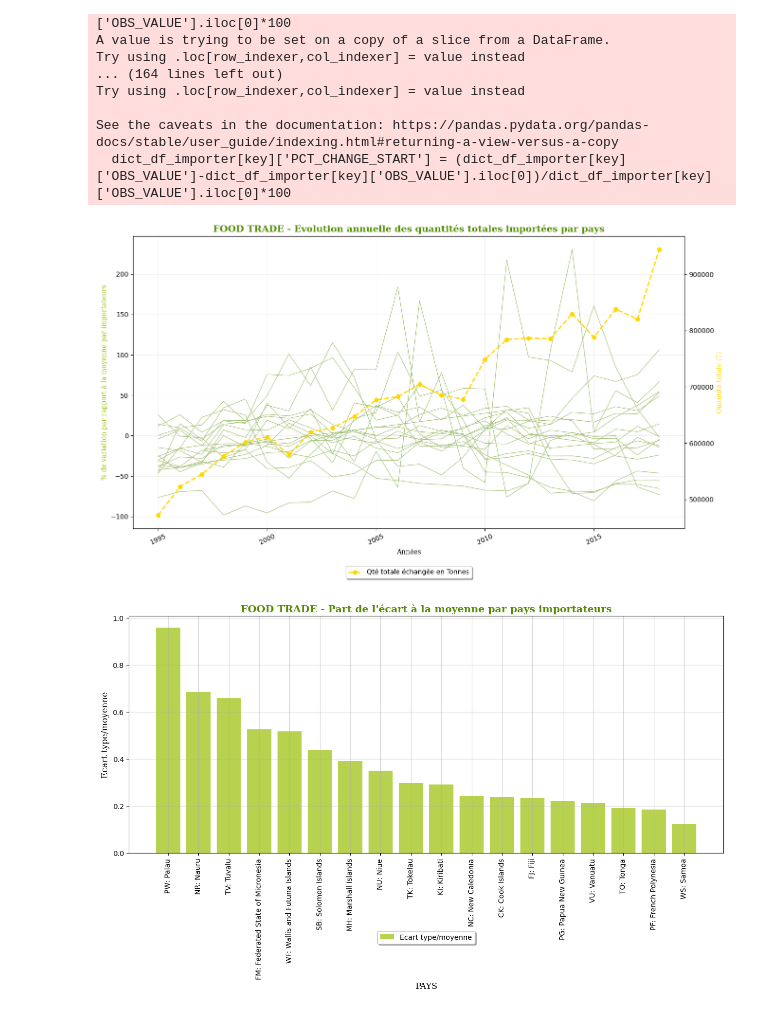
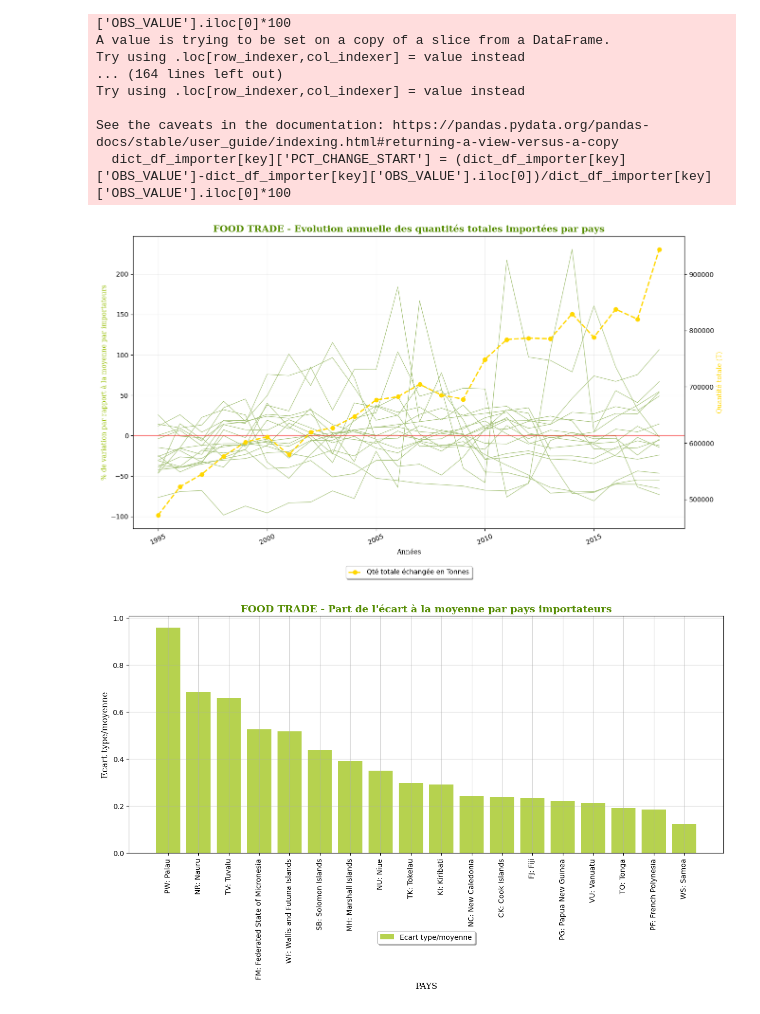
Before and after one commit to sloutmyv/DatavizPacific2023, a Jupyter notebook: 20230906_DC23_trade_food.ipynb, the cells around one changed output. Cells and saved outputs as stored; diff of their text form; code cells hidden in the pictures.

```diff
--- a/20230906_DC23_trade_food.ipynb
+++ b/20230906_DC23_trade_food.ipynb
@@ -269,34 +269,35 @@ See the caveats in the documentation: https://pandas.pydata.org/pandas-docs/stab
 # %%
 ## GRAPHIQUE
 TITLE = "FOOD TRADE - Evolution annuelle des quantités totales importées par pays"
 
 fig, axes = plt.subplots(nrows=1, ncols=1, figsize=(15,8)) # Nombre et disposition des zones de dessin
 
 # Format date xaxis
 plt.xticks(rotation=25)
 
 # Axe 1
 axes.set_title(TITLE, fontdict={'family': 'serif','color' : '#558C03','weight': 'bold','size': 14})
 axes.set_xlabel("Années", fontdict={'family': 'serif','color' : 'black','weight': 'light','size': 10})
 axes.set_ylabel("% de variation par rapport à la moyenne par importateurs", fontdict={'family': 'serif','color' : '#97BF04','weight': 'light','size': 10})
 
 for key, value in dict_df_importer.items():
     axes.plot(dict_df_importer[key]['TIME_PERIOD: Time'],dict_df_importer[key]['PCT_CHANGE_MEAN'],'#A1BF73',linewidth=0.8,label=key)
 
+axes.axhline(0, color='red', alpha=0.5)
 # axes.legend(loc="center",bbox_to_anchor=(0,0,0.8,-0.4), ncol=1, fancybox=True, shadow=True)
 # axes.set_ylim(34.2,34.6)
 
 # Axe 2
 axe2 = axes.twinx()
 axe2.set_ylabel("Quantité totale (T)", fontdict={'family': 'serif','color' : 'gold','weight': 'light','size': 10})
 axe2.plot(df_year['TIME_PERIOD: Time'],df_year.OBS_VALUE,'gold',linestyle='--', marker='o',linewidth=2,label="Qté totale échangée en Tonnes")
 axe2.legend(loc="center",bbox_to_anchor=(0,0,1,-0.3), ncol=1, fancybox=True, shadow=True)
 # axe2.set_ylim(34.2,34.6)
 
 # Option grille
 axes.grid(True,alpha=0.2)
 # %% [output]
-[figure, old version]
+[figure, new version]
 # %%
 # Graphique
 # Paramètres Titre
```
